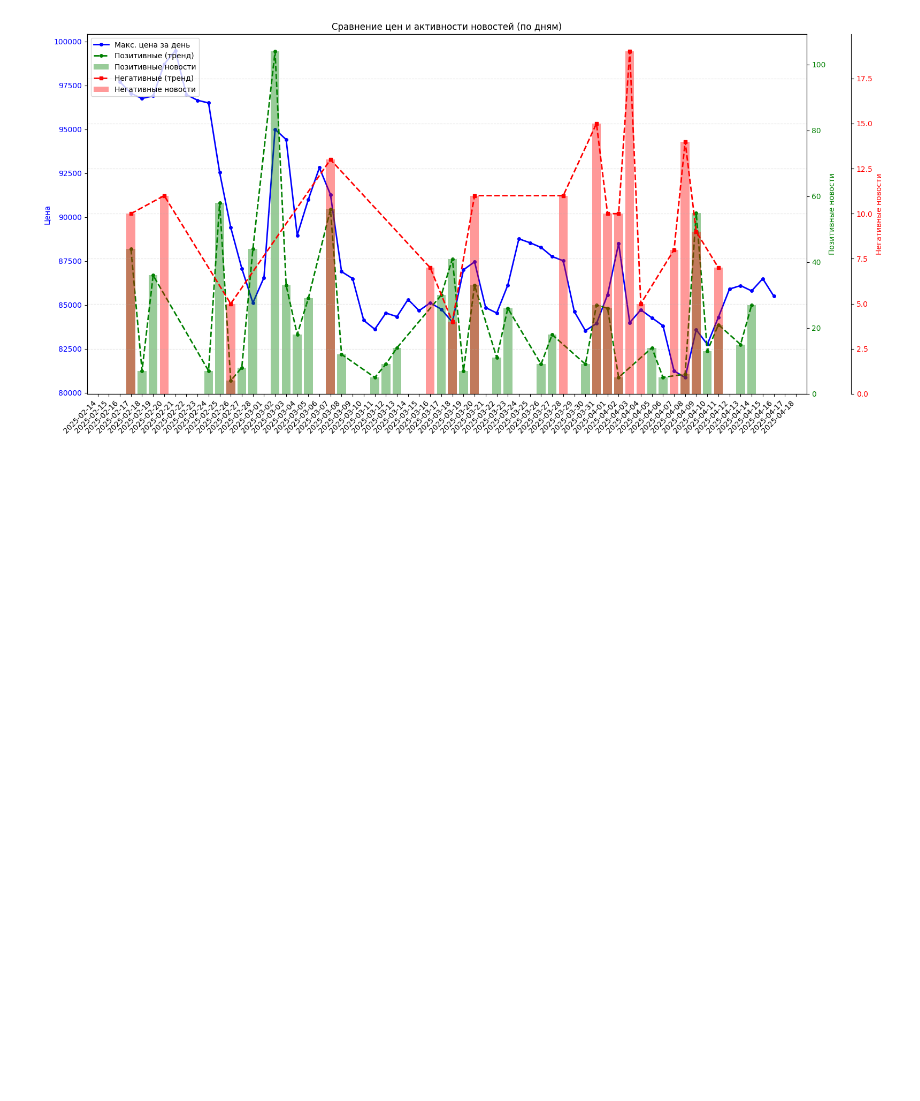
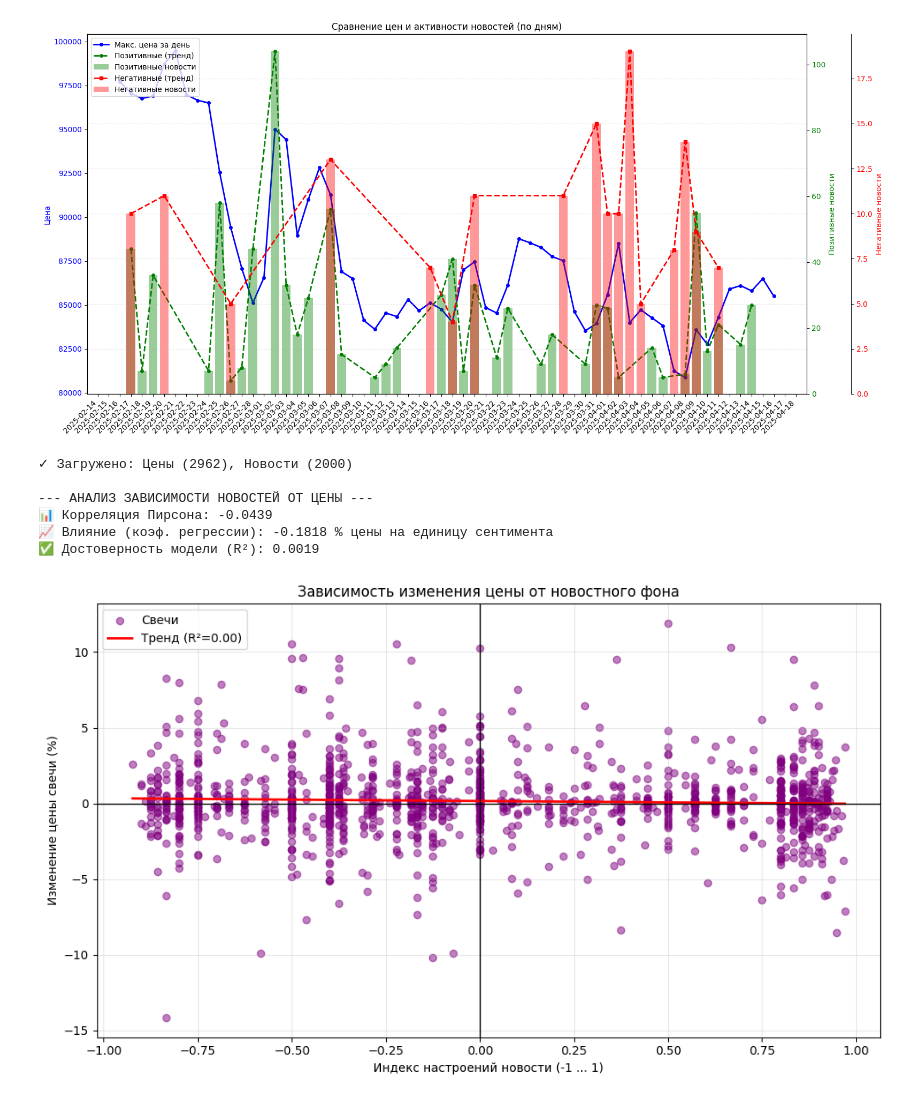
Before and after one commit to Ourobor0s3/Applied-methods-of-AI, a Jupyter notebook: src/cryptoforecast/analyzis.ipynb, the cells around one changed output. Drawn from its saved outputs; the diff is of its cells as text; code cells hidden in the pictures; blank space fills up the shorter version.

Commit message:
[analyze]

```diff
--- a/src/cryptoforecast/analyzis.ipynb
+++ b/src/cryptoforecast/analyzis.ipynb
@@ -229,0 +354,14 @@ plot_combined_charts(candles_df, bull_votes_df, bear_votes_df, start_date, end_d
+# %%
+bull_votes_df['source'] = 'bull'
+bear_votes_df['source'] = 'bear'
+all_news_df = pd.concat([bull_votes_df, bear_votes_df], ignore_index=True)
+print(f"✓ Загружено: Цены ({len(candles_df)}), Новости ({len(all_news_df)})")
+analyze_correlation(candles_df, all_news_df)
+# %% [output]
+✓ Загружено: Цены (2962), Новости (2000)
+
+--- АНАЛИЗ ЗАВИСИМОСТИ НОВОСТЕЙ ОТ ЦЕНЫ ---
+📊 Корреляция Пирсона: -0.0439
+📈 Влияние (коэф. регрессии): -0.1818 % цены на единицу сентимента
+✅ Достоверность модели (R²): 0.0019
+[figure, added]
```
Also changed, not shown: parts of 2 cells of this notebook, 3 other files.
